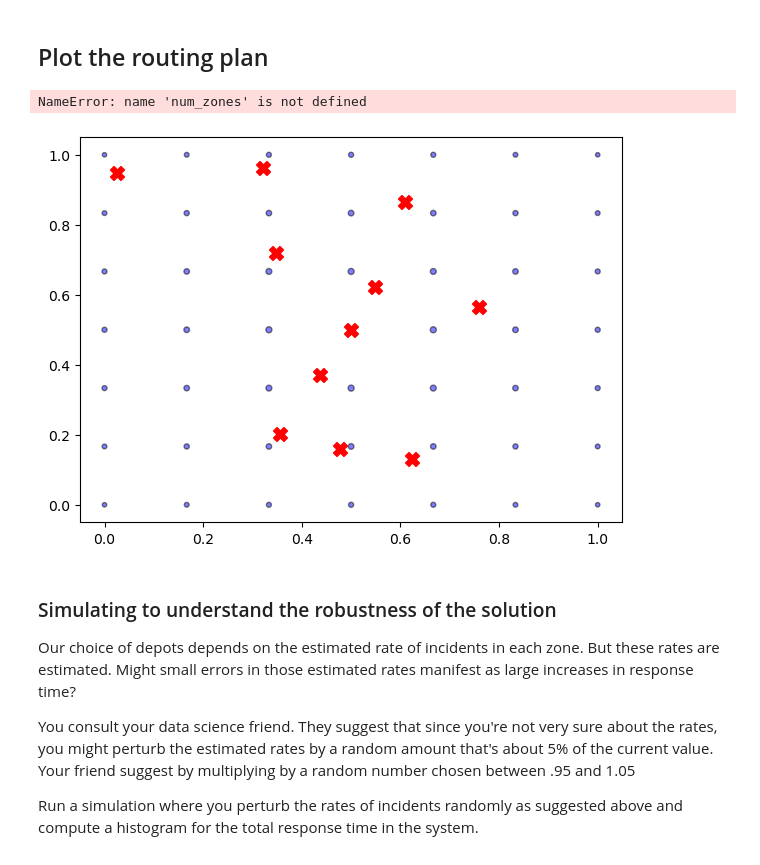
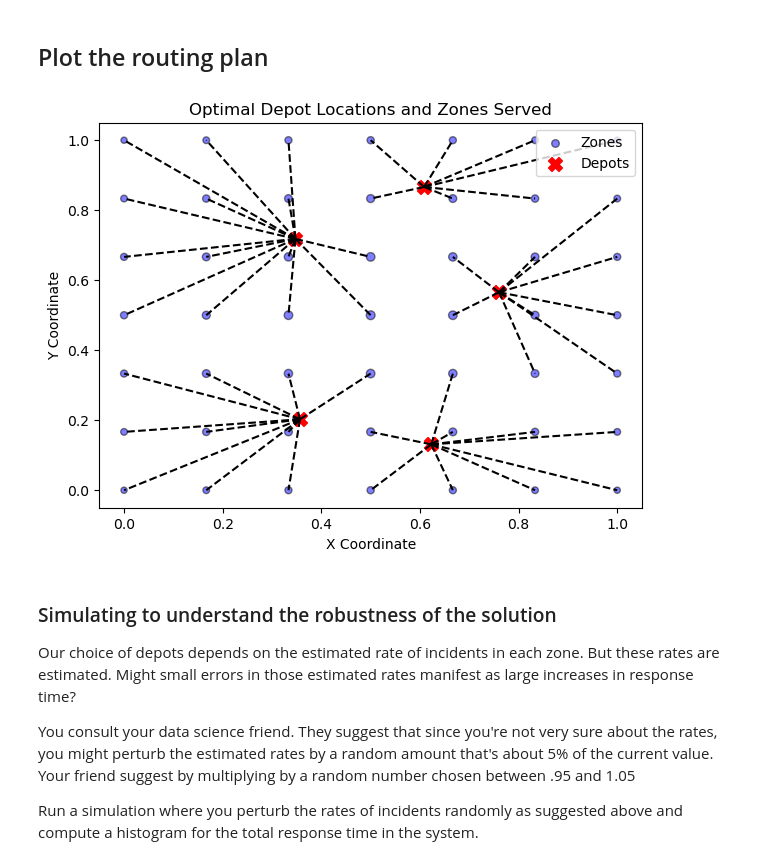
Before and after one commit to wcjou/USC-Spring-2025-, a Jupyter notebook: Spring 2025 Courses/BUAD-313/Lecture/Base_vg copy.ipynb, the cells around one changed output. Drawn from its saved outputs; the diff is of its cells as text; code cells hidden in the pictures.

```diff
--- a/Spring 2025 Courses/BUAD-313/Lecture/Base_vg copy.ipynb
+++ b/Spring 2025 Courses/BUAD-313/Lecture/Base_vg copy.ipynb
@@ -53,23 +110,23 @@ Academic license - for non-commercial use only - expires 2026-01-13
 # %% [markdown]
 ## Plot the routing plan
-# %%
-#make a plotof the zones served by each depot
-plt.figure(figsize=(7, 5))
-# Plot zone centers
-plt.scatter(zone_centers[:, 0], zone_centers[:, 1], s=event_rates * 10, alpha=0.5, c='blue', edgecolors='k', label='Zone Centers')
-# Plot depot locations
-plt.scatter(depot_locations[:, 0], depot_locations[:, 1], s=100, c='red', marker='X', label='Depots')
-# Plot lines from depots to zones they serve
-for i in range(num_zones):
-    for j in range(num_depots):
-        if x[i, j].X > 0.5:  # If the zone is served by this depot
-            plt.plot([zone_centers[i, 0], depot_locations[j, 0]], [zone_centers[i, 1], depot_locations[j, 1]], 'k--', alpha=0.5)
-plt.title('Zones Served by Depots')
-plt.legend()
-plt.show()
-# %% [output]
-NameError: name 'num_zones' is not defined
-[figure, removed]
+# %%
+# Plot the optimal depot locations and the zones they serve
+plt.figure(figsize=(7, 5))
+plt.scatter(zone_centers[:, 0], zone_centers[:, 1], s=event_rates * 20, alpha=0.5, c='blue', edgecolors='k')
+# Add depot locations to the plot
+for i in range(len(depot_locations)):
+    if z[i].X > 0.5:  # if depot i is open
+        plt.scatter(depot_locations[i, 0], depot_locations[i, 1], s=100, c='red', marker='X')
+        for j in range(len(zone_centers)):
+            if x[i, j].X > 0.5:  # if depot i serves zone j
+                plt.plot([depot_locations[i, 0], zone_centers[j, 0]], [depot_locations[i, 1], zone_centers[j, 1]], 'k--')
+plt.title('Optimal Depot Locations and Zones Served')
+plt.xlabel('X Coordinate')
+plt.ylabel('Y Coordinate')
+plt.legend(['Zones', 'Depots'])
+plt.show()
+# %% [output]
+[figure, added]
 # %% [markdown]
 ### Simulating to understand the robustness of the solution
 
```
Also changed, not shown: parts of 3 cells of this notebook.
